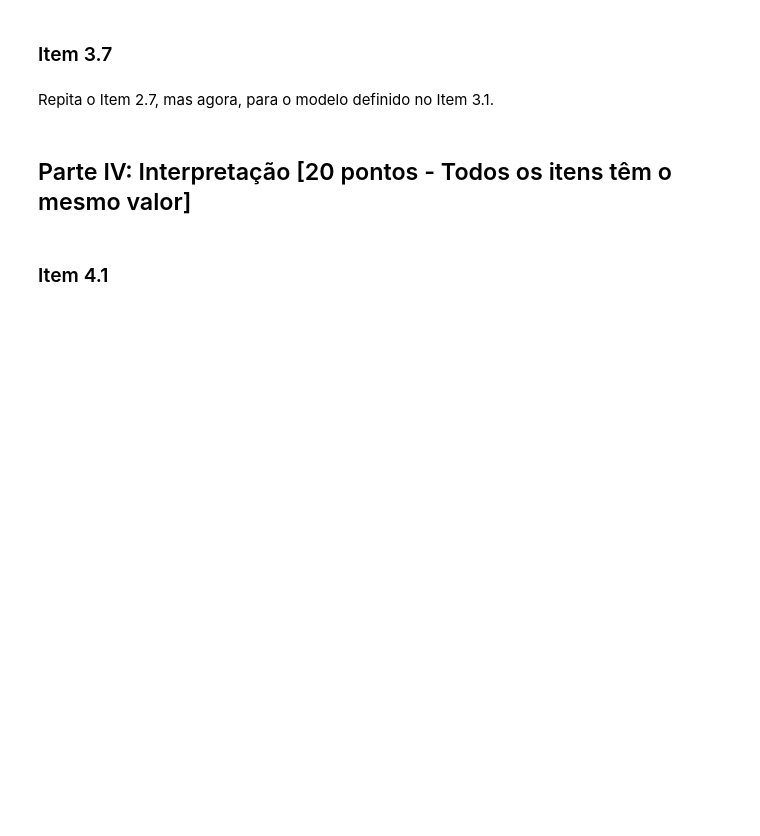
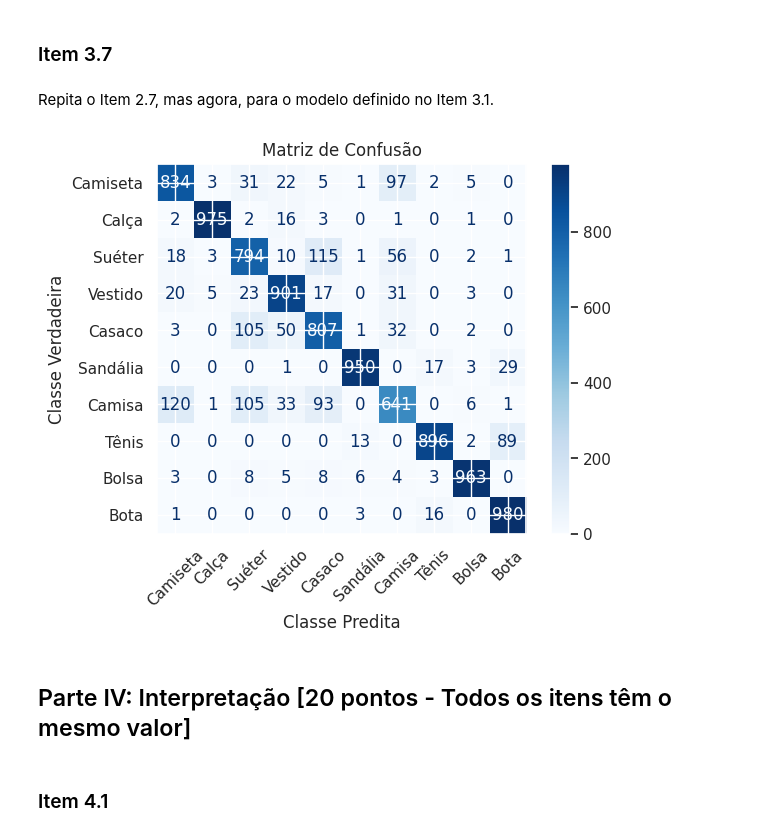
Before and after one commit to GodKelvin/pos-ia-dados-ufes, a Jupyter notebook: Redes Neurais Artificiais/Laboratório_1.ipynb, the cells around one changed output. Cells and saved outputs as stored; diff of their text form; code cells hidden in the pictures; blank space fills up the shorter version.

```diff
--- a/Redes Neurais Artificiais/Laboratório_1.ipynb
+++ b/Redes Neurais Artificiais/Laboratório_1.ipynb
@@ -171,9 +279,11 @@ Como função de ativação na camada oculta, utilize a ReLU.
 Repita o Item 2.2, mas agora, para o modelo definido no Item 3.1.
 # %%
 # Escreva sua resposta aqui
+model.compile(loss = "categorical_crossentropy")
 # %% [markdown]
 ### Item 3.3
 # %% [markdown]
 Repita o Item 2.3, mas agora, para o modelo do Item 3.1.
 # %%
 # Escreva sua resposta aqui
+model.fit(X_train, y_train_encoded, epochs=100, verbose=2)
@@ -183,3 +312,5 @@ Repita o Item 2.3, mas agora, para o modelo do Item 3.1.
 Repita o Item 2.4, mas agora, para o modelo definido no Item 3.1.
 # %%
 # Escreva sua resposta aqui
+pred = model.predict(X_test)
+pred.size
@@ -189,3 +323,6 @@ Repita o Item 2.4, mas agora, para o modelo definido no Item 3.1.
 Repita o Item 2.5, mas agora, para o modelo definido no Item 3.1.
 # %%
 # Escreva sua resposta aqui
+y_pred = np.argmax(pred, axis=1)
+
+print(y_pred, y_pred.size)
@@ -204,3 +360,17 @@ Repita o Item 2.7, mas agora, para o modelo definido no Item 3.1.
+# %%
+# Escreva sua resposta aqui
+from sklearn.metrics import confusion_matrix, ConfusionMatrixDisplay
+cm = confusion_matrix(y_test, y_pred)
+
+disp = ConfusionMatrixDisplay(confusion_matrix=cm, display_labels=labels)
+disp.plot(cmap='Blues')
+plt.xticks(rotation=45)
+plt.title("Matriz de Confusão")
+plt.xlabel("Classe Predita")
+plt.ylabel("Classe Verdadeira")
+plt.show()
+# %% [output]
+[figure, added]
 # %% [markdown]
 ## Parte IV: Interpretação [20 pontos - Todos os itens têm o mesmo valor]
 # %% [markdown]
```
Also changed, not shown: parts of 26 cells of this notebook.
